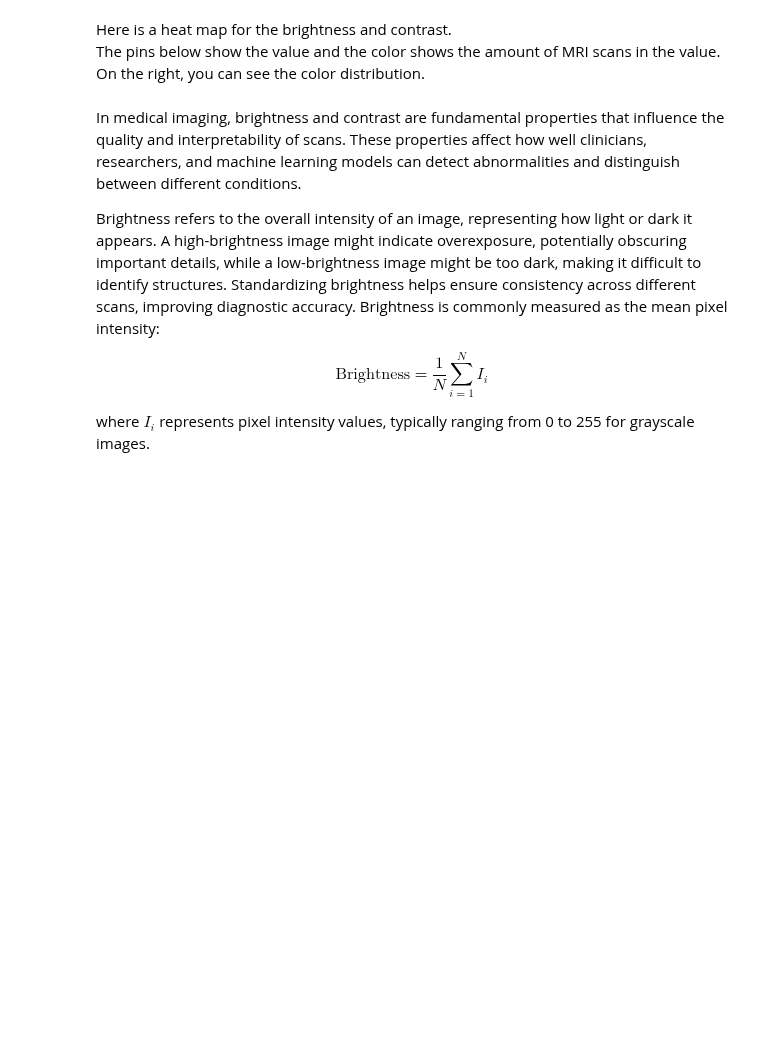
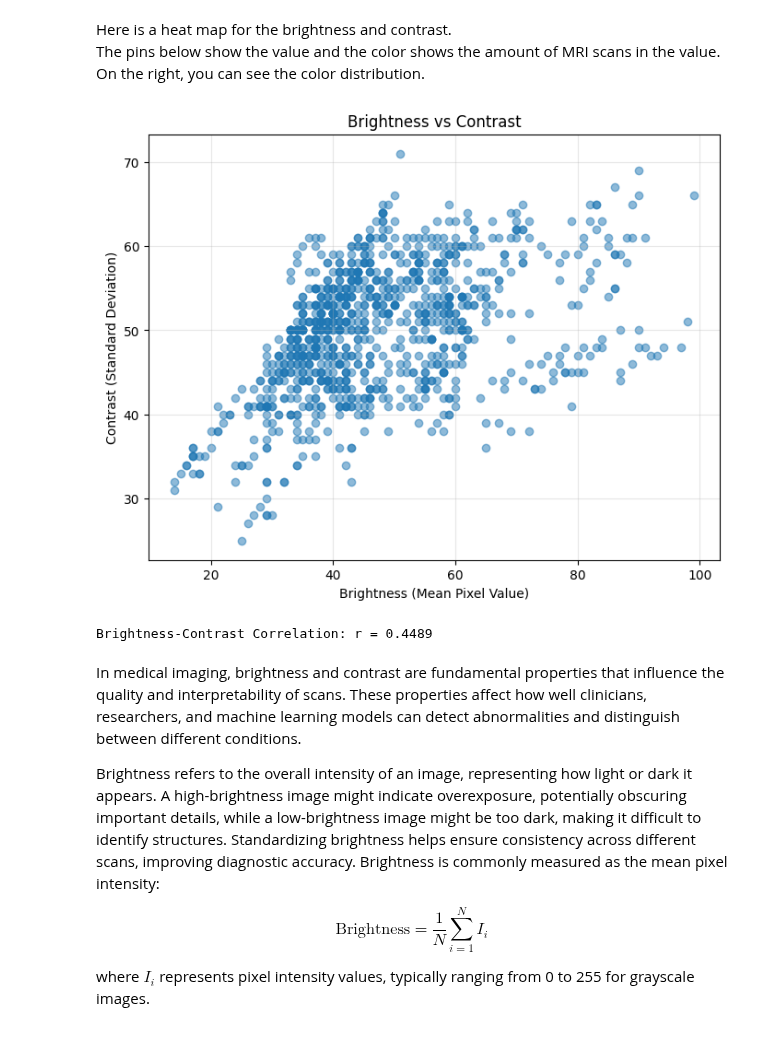
Before and after one commit to ofir-paz/Openu-DS-Workshop, a Jupyter notebook: workshop.ipynb, the cells around one changed output. Drawn from its saved outputs; the diff is of its cells as text; code cells hidden in the pictures; blank space fills up the shorter version.

```diff
--- a/workshop.ipynb
+++ b/workshop.ipynb
@@ -1561,46 +1546,32 @@ plt.show()
 Here is a heat map for the brightness and contrast.
 The pins below show the value and the color shows the amount of MRI scans in the value. On the right, you can see the color distribution.
 # %%
-import numpy as np
-import matplotlib.pyplot as plt
 import scipy.stats as stats
 
-brightness_flat = []
-contrast_flat = []
-
-# Ensure both lists are the same length
-for condition in brightness_values_per_condition.keys():
-    brightness_values = list(brightness_values_per_condition[condition])
-    contrast_values = list(contrast_values_per_condition.get(condition, []))  # Handle missing conditions
-
-    # Take only the minimum length to avoid mismatched pairs
-    min_length = min(len(brightness_values), len(contrast_values))
-
-    if min_length > 0:
-        brightness_flat.extend(brightness_values[:min_length])
-        contrast_flat.extend(contrast_values[:min_length])
-
-
-brightness_flat = np.array(brightness_flat)
-contrast_flat = np.array(contrast_flat)
+# Scatter Plot and Correlation Analysis
+brightness_flat = np.array([b for _, b in brightness_values_per_p])
+contrast_flat = np.array([c for _, c in contrast_values_per_p])
 
 # Ensure both arrays are non-empty and have at least 2 values
 if len(brightness_flat) > 1 and len(contrast_flat) > 1:
     # Compute Pearson correlation coefficient
     correlation, p_value = stats.pearsonr(brightness_flat, contrast_flat)
 
     # Scatter plot to visualize correlation
     plt.figure(figsize=(8, 6))
     plt.scatter(brightness_flat, contrast_flat, alpha=0.5)
     plt.xlabel("Brightness (Mean Pixel Value)")
     plt.ylabel("Contrast (Standard Deviation)")
     plt.title("Brightness vs Contrast")
     plt.grid(True, alpha=0.3)
     plt.show()
 
     print(f"Brightness-Contrast Correlation: r = {correlation:.4f}")
 else:
     print("Not enough data to compute Pearson correlation.")
+# %% [output]
+[figure, added]
+Brightness-Contrast Correlation: r = 0.4489
 # %% [markdown]
 In medical imaging, brightness and contrast are fundamental properties that influence the quality and interpretability of scans. These properties affect how well clinicians, researchers, and machine learning models can detect abnormalities and distinguish between different conditions.
 
```
Also changed, not shown: parts of 19 cells of this notebook, 1 other file.
